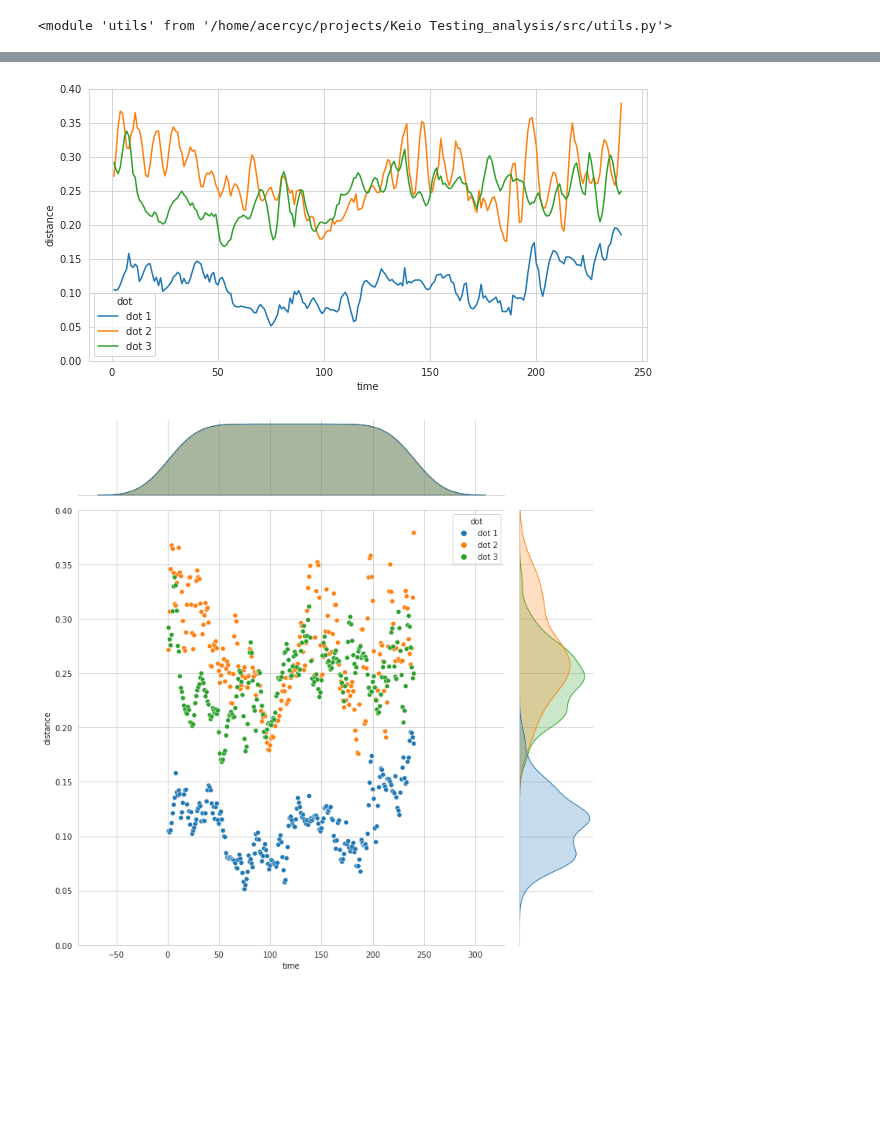
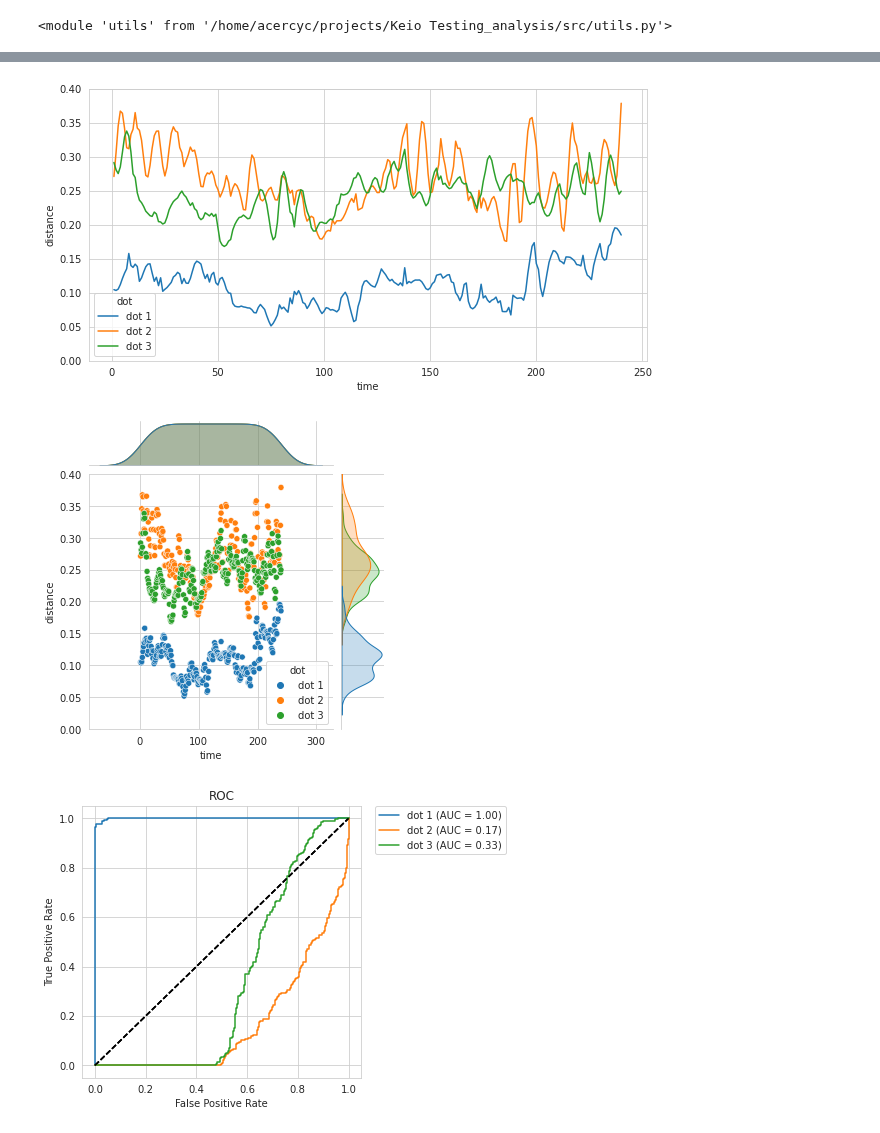
Before and after one commit to acercyc/Keio-Testing_analysis, a Jupyter notebook: src/ms_three_dot_traj.ipynb, the cells around one changed output, grey strips where cells are left out. Cells and saved outputs as stored; diff of their text form; code cells hidden in the pictures; blank space fills up the shorter version.

```diff
--- a/src/ms_three_dot_traj.ipynb
+++ b/src/ms_three_dot_traj.ipynb
@@ -80,22 +63,49 @@ Text(0.5, 0, 'Time point')
 # %%
 df_d = pd.DataFrame(dist, columns=['dot 1', 'dot 2', 'dot 3'])
 df_d['time'] = np.arange(dist.shape[0]) + 1
 df_d = df_d.melt(id_vars='time', var_name='dot', value_name='distance')
 
 sns.set_style("whitegrid")
 fig, ax = plt.subplots(1, 1, figsize=(10, 5))
 fig_ = sns.lineplot(data=df_d, x='time', y='distance', hue='dot')
 ax.set_ylim(0, 0.4)
 fn = utils.ms.path_fig / 'three_dot_traj_distance1.pdf'
 plt.savefig(fn, dpi=300)
 
 # Joint plot
-fig_ = sns.jointplot(data=df_d, x='time', y='distance', hue='dot', kind='scatter', height=10, ylim=(0, 0.4))
-fn = utils.ms.path_fig / 'three_dot_traj_distance_joint.pdf'
+fig_ = sns.jointplot(data=df_d, x='time', y='distance', hue='dot', kind='scatter', height=5, ylim=(0, 0.4))
+fn = utils.ms.path_fig / 'three_dot_traj_distance1_joint.pdf'
 fig_.savefig(fn, dpi=300)
 # %% [output]
 [figure]
-[figure, old version]
+[figure, new version]
+# %%
+auc = []
+fpr = dict()
+tpr = dict()
+auc = dict()
+for i in range(dist.shape[1]):
+    y_true = np.zeros(dist.shape)
+    y_true[:, i] = 1
+    fpr[i], tpr[i], thresholds = metrics.roc_curve(y_true.flatten(), -dist.flatten())
+    auc[i] = metrics.auc(fpr[i], tpr[i])
+
+# plot ROC
+fig, ax = plt.subplots(1, 1, figsize=(5, 5))
+for i in range(dist.shape[1]):
+    ax.plot(fpr[i], tpr[i], label=f'dot {i+1} (AUC = {auc[i]:.2f})')
+    ax.plot([0, 1], [0, 1], 'k--')
+    ax.set_xlabel('False Positive Rate')
+    ax.set_ylabel('True Positive Rate')
+    ax.set_title('ROC')
+    # set legend outside
+    ax.legend(bbox_to_anchor=(1.05, 1), loc=2, borderaxespad=0.)
+
+# save figure
+fn = utils.ms.path_fig / 'three_dot_traj_distance1_ROC.pdf'
+plt.savefig(fn, dpi=300)
+# %% [output]
+[figure, added]
 # %%
 # ---------------------------------------------------------------------------- #
 #                                   dynamics                                   #
```
Also changed, not shown: parts of 6 cells of this notebook, 8 other files.
